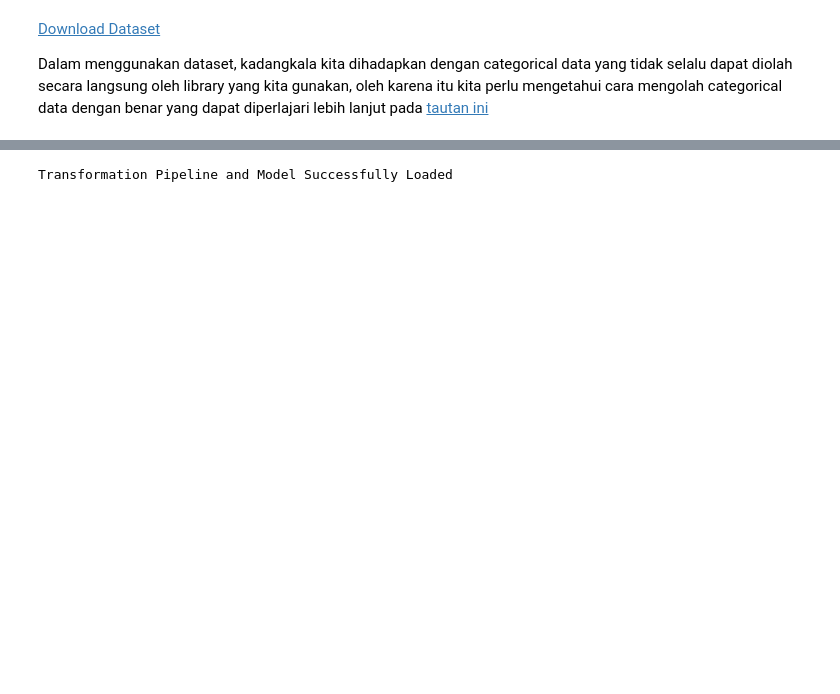
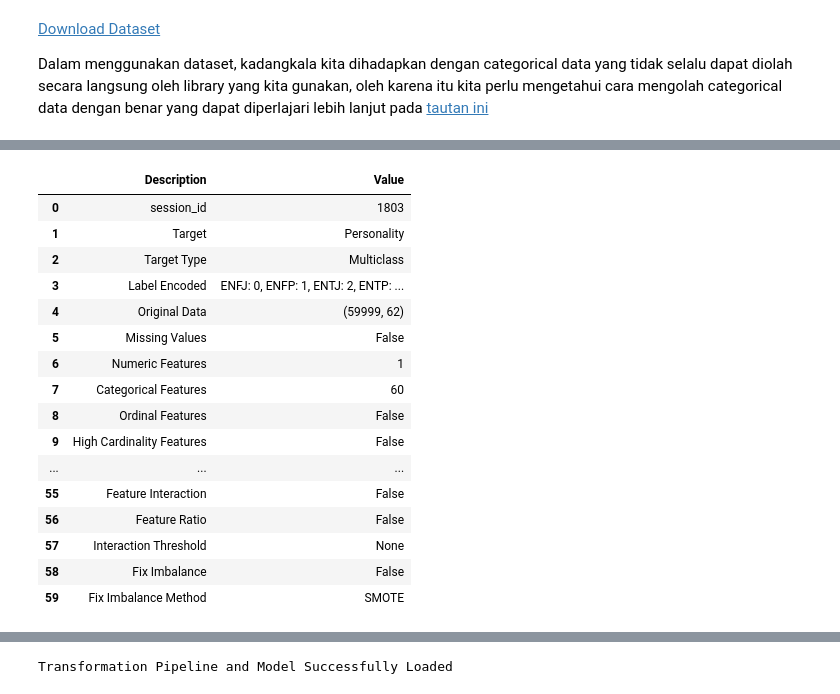
Before and after one commit to MIP01/Pycaret-ML, a Jupyter notebook: Basic_AI_Modelling.ipynb, the cells around one changed output, grey strips where cells are left out. Saved outputs shown, nothing was run; the diff lists cells and outputs as text; code cells hidden in the pictures; blank space fills up the shorter version.

```diff
--- a/Basic_AI_Modelling.ipynb
+++ b/Basic_AI_Modelling.ipynb
@@ -89,0 +90,22 @@ numeric = compare_models() # digunakan untuk mendapatkan model terbaik
+# %%
+#improve performa dari models
+#tuning options dapat dipelajari di "https://pycaret.readthedocs.io/en/latest/api/classification.html"
+tune = setup(df, target='Personality', normalize = True, imputation_type = 'iterative')
+# %% [output]
+|  | Description | Value |
+| 0 | session_id | 1803 |
+| 1 | Target | Personality |
+| 2 | Target Type | Multiclass |
+| 3 | Label Encoded | ENFJ: 0, ENFP: 1, ENTJ: 2, ENTP: ... |
+| 4 | Original Data | (59999, 62) |
+| 5 | Missing Values | False |
+| 6 | Numeric Features | 1 |
+| 7 | Categorical Features | 60 |
+| 8 | Ordinal Features | False |
+| 9 | High Cardinality Features | False |
+| ... | ... | ... |
+| 55 | Feature Interaction | False |
+| 56 | Feature Ratio | False |
+| 57 | Interaction Threshold | None |
+| 58 | Fix Imbalance | False |
+| 59 | Fix Imbalance Method | SMOTE |
```
Also changed, not shown: parts of 11 cells of this notebook, 2 other files.
